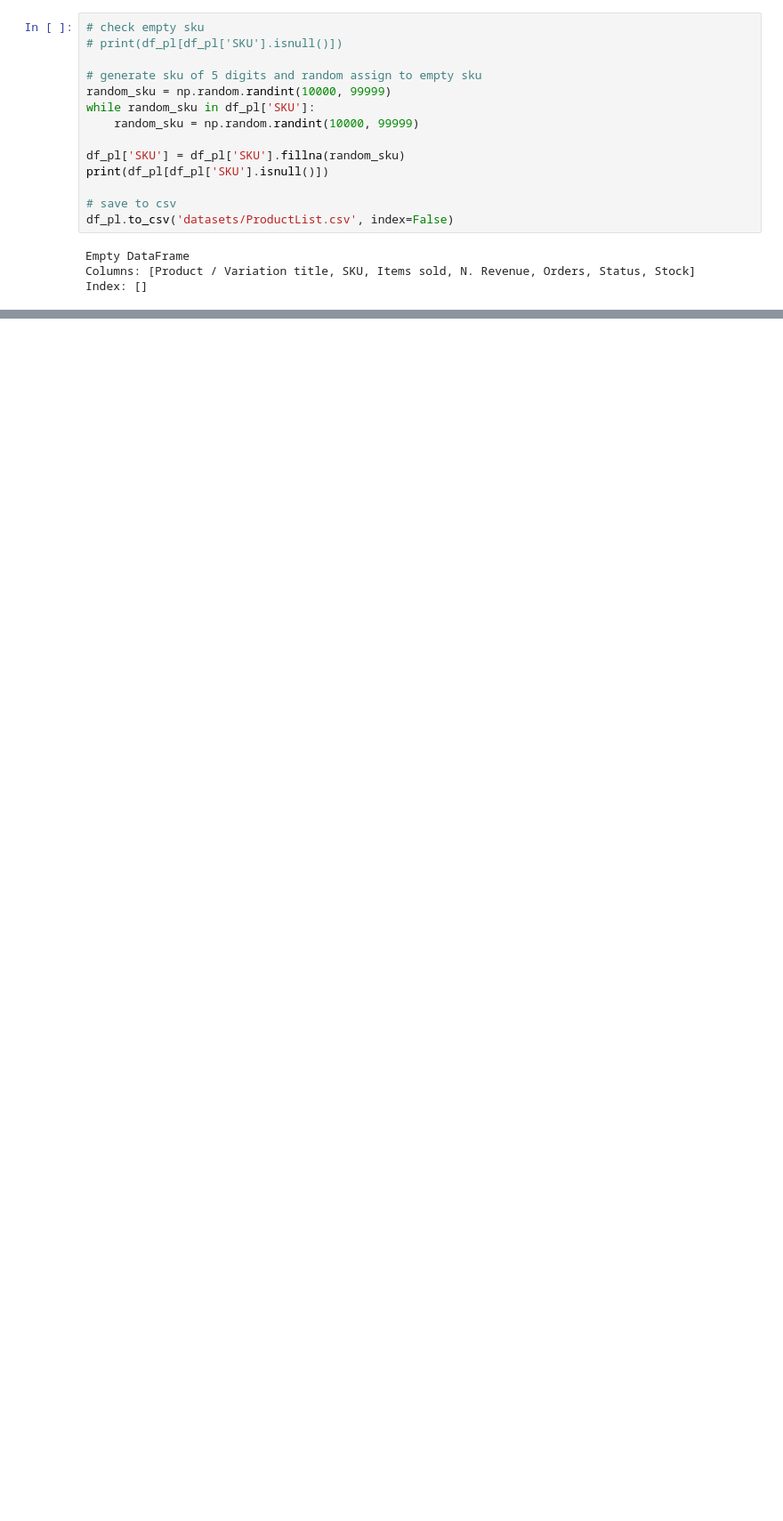
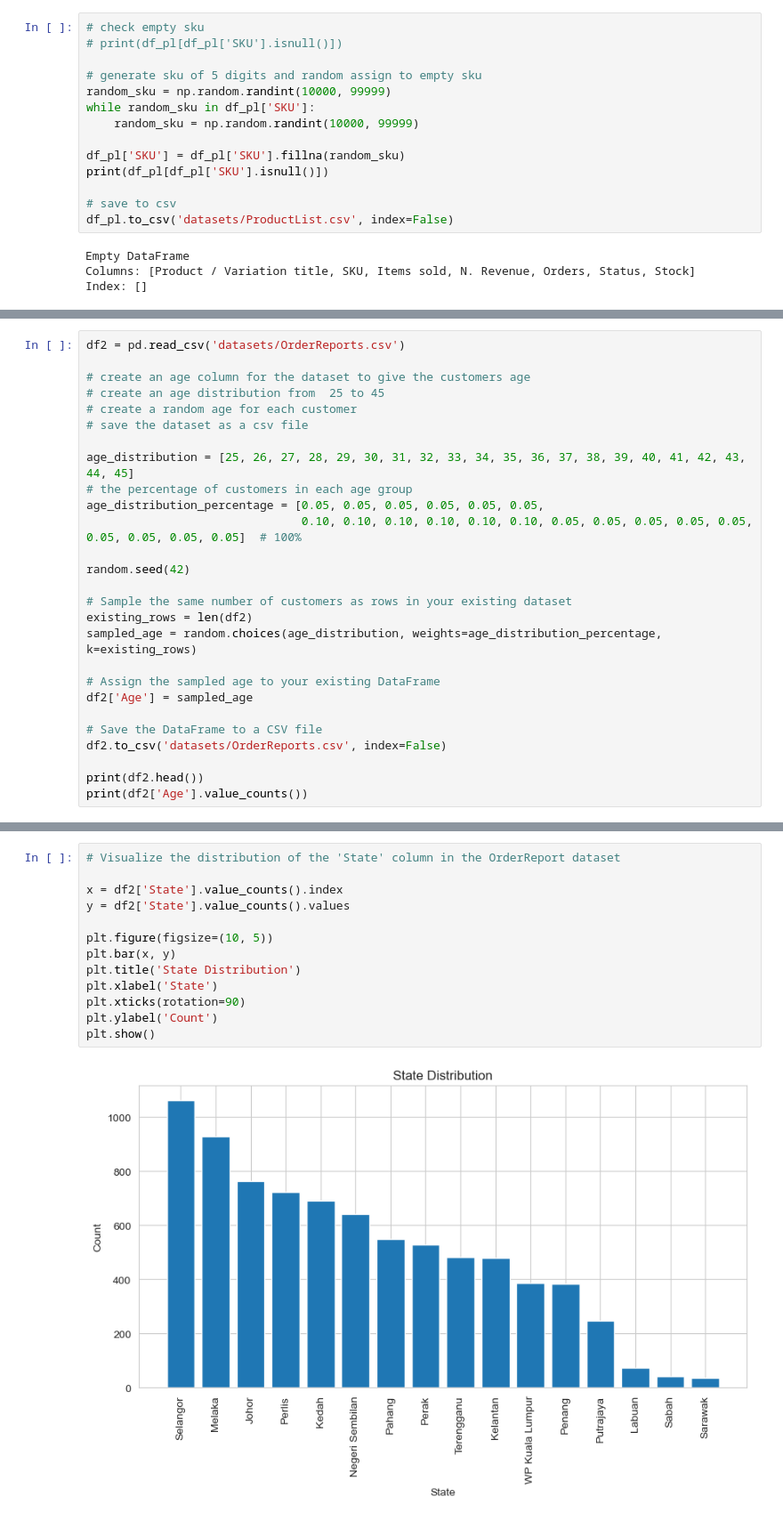
Before and after one commit to sanchick02/AlhaAlfa, a Jupyter notebook: AlhaAlfa_main.ipynb, the cells around one changed output, grey strips where cells are left out. Shown: that part at 89% size. Saved outputs shown, nothing was run; the diff lists cells and outputs as text; blank space fills up the shorter version.

Commit message:
change to new 8015 row data

```diff
--- a/AlhaAlfa_main.ipynb
+++ b/AlhaAlfa_main.ipynb
@@ -229,0 +264,27 @@ Index: []
+# %%
+df2 = pd.read_csv('datasets/OrderReports.csv')
+
+# create an age column for the dataset to give the customers age
+# create an age distribution from  25 to 45
+# create a random age for each customer
+# save the dataset as a csv file
+
+age_distribution = [25, 26, 27, 28, 29, 30, 31, 32, 33, 34, 35, 36, 37, 38, 39, 40, 41, 42, 43, 44, 45]
+# the percentage of customers in each age group
+age_distribution_percentage = [0.05, 0.05, 0.05, 0.05, 0.05, 0.05,
+                               0.10, 0.10, 0.10, 0.10, 0.10, 0.10, 0.05, 0.05, 0.05, 0.05, 0.05, 0.05, 0.05, 0.05, 0.05]  # 100%
+
+random.seed(42)
+
+# Sample the same number of customers as rows in your existing dataset
+existing_rows = len(df2)
+sampled_age = random.choices(age_distribution, weights=age_distribution_percentage, k=existing_rows)
+
+# Assign the sampled age to your existing DataFrame
+df2['Age'] = sampled_age
+
+# Save the DataFrame to a CSV file
+df2.to_csv('datasets/OrderReports.csv', index=False)
+
+print(df2.head())
+print(df2['Age'].value_counts())
@@ -229,0 +372,15 @@ Index: []
+# %%
+# Visualize the distribution of the 'State' column in the OrderReport dataset
+
+x = df2['State'].value_counts().index
+y = df2['State'].value_counts().values
+
+plt.figure(figsize=(10, 5))
+plt.bar(x, y)
+plt.title('State Distribution')
+plt.xlabel('State')
+plt.xticks(rotation=90)
+plt.ylabel('Count')
+plt.show()
+# %% [output]
+[figure, added]
```
Also changed, not shown: parts of 18 cells of this notebook, 7 other files.
